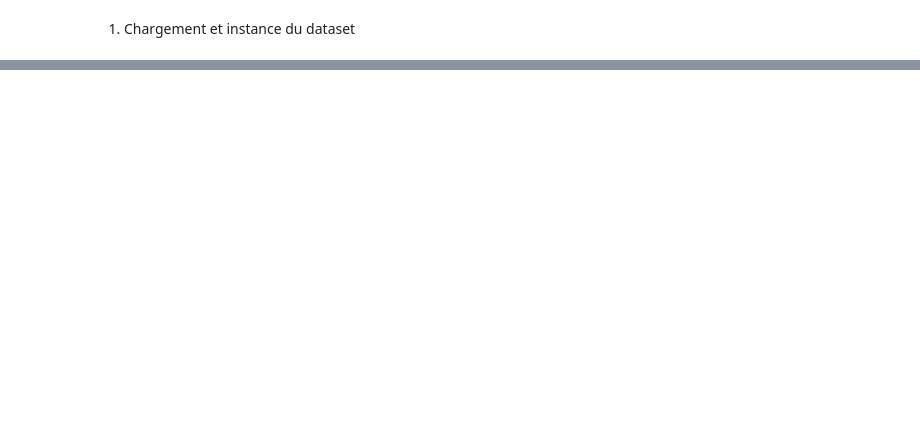
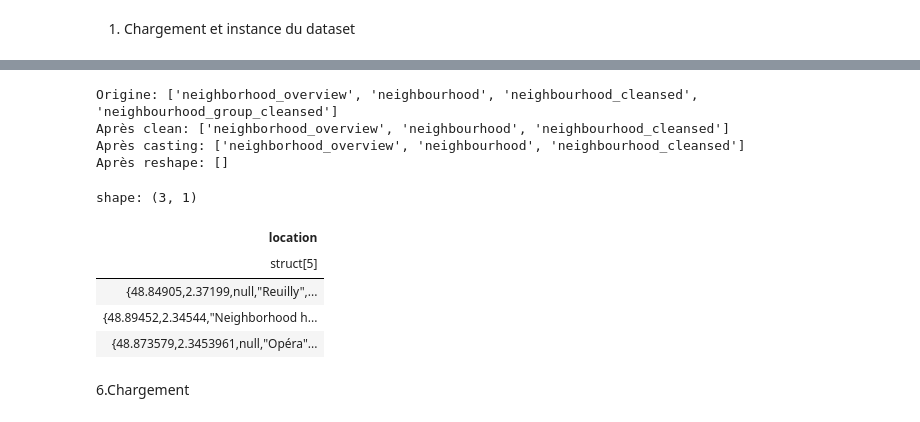
Before and after one commit to mohandab-dataeng/p7-nosql-mongodb-infra, a Jupyter notebook: notebooks/collection_etl.ipynb, the cells around one changed output, grey strips where cells are left out. Saved outputs shown, nothing was run; the diff lists cells and outputs as text; code cells hidden in the pictures; blank space fills up the shorter version.

```diff
--- a/notebooks/collection_etl.ipynb
+++ b/notebooks/collection_etl.ipynb
@@ -237,0 +260,10 @@ This error occurred in the following expression:
+# %%
+def reshape(dfv2:pl.DataFrame):
+    MAPPING = {name:[c for c in cols if c in dfv2.columns] for name, cols in FIELD_MAPPING.items()}
+    dfv2 = dfv2.with_columns(*[pl.struct(cols).alias(name) for name, cols in MAPPING.items() if name != "root"])
+    dfv2 = dfv2.drop(*[c for name, cols in MAPPING.items() if name != "root" for c in cols])
+    return dfv2
+
+dfv3 = reshape(dfv2)
+
+dfv3.columns
@@ -237,0 +285,23 @@ This error occurred in the following expression:
+# %%
+# check
+print(f"Origine: {[c for c in dfv0.columns if c.startswith("neigh")]}")
+print(f"Après clean: {[c for c in dfv1.columns if c.startswith("neigh")]}")
+print(f"Après casting: {[c for c in dfv2.columns if c.startswith("neigh")]}")
+print(f"Après reshape: {[c for c in dfv3.columns if c.startswith("neigh")]}")
+# %% [output]
+Origine: ['neighborhood_overview', 'neighbourhood', 'neighbourhood_cleansed', 'neighbourhood_group_cleansed']
+Après clean: ['neighborhood_overview', 'neighbourhood', 'neighbourhood_cleansed']
+Après casting: ['neighborhood_overview', 'neighbourhood', 'neighbourhood_cleansed']
+Après reshape: []
+# %%
+# test
+dfv3.select("location").head(3)
+# %% [output]
+shape: (3, 1)
+| location |
+| struct[5] |
+| {48.84905,2.37199,null,"Reuilly",... |
+| {48.89452,2.34544,"Neighborhood h... |
+| {48.873579,2.3453961,null,"Opéra"... |
+# %% [markdown]
+6.Chargement
```
Also changed, not shown: parts of 15 cells of this notebook.
